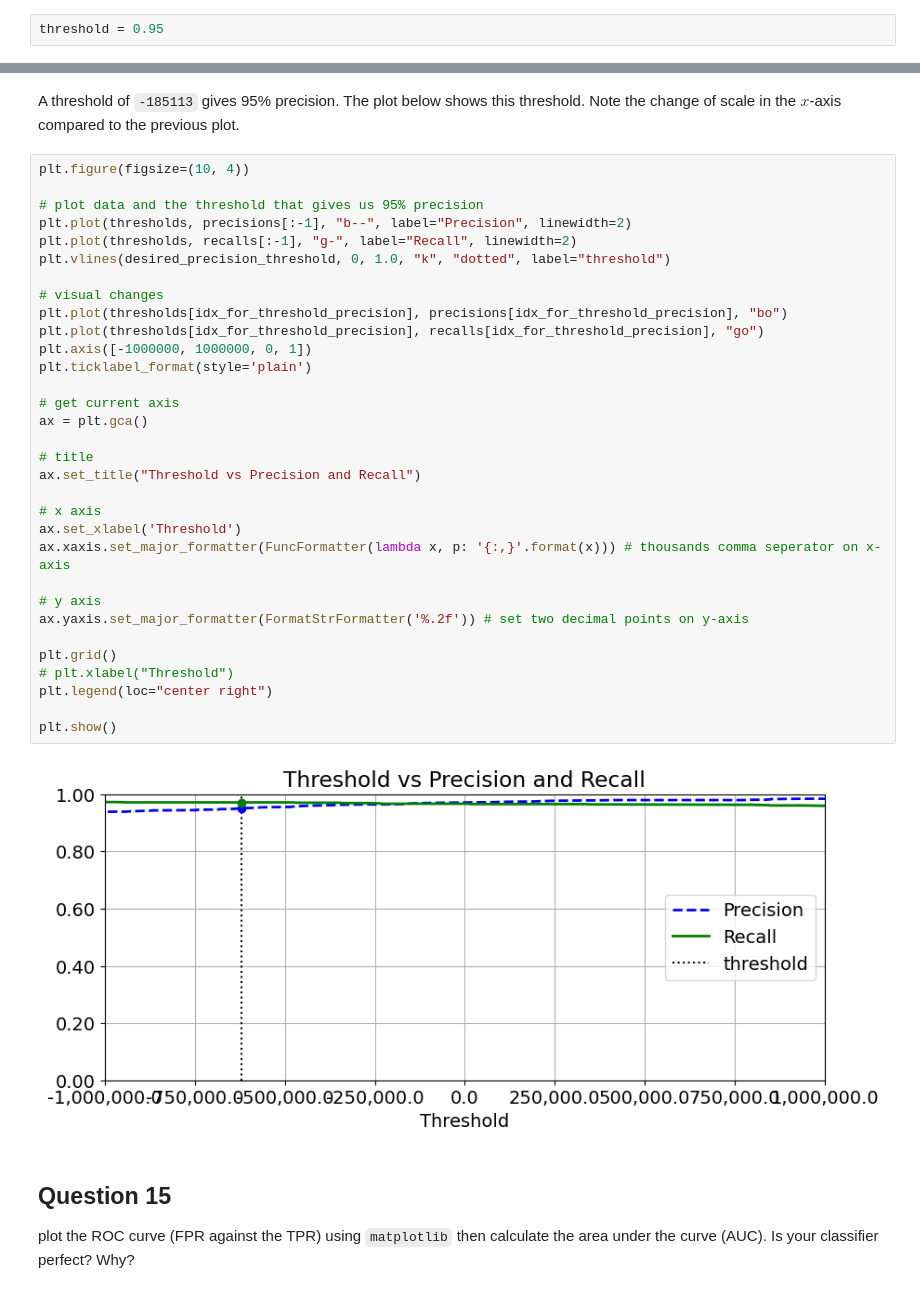
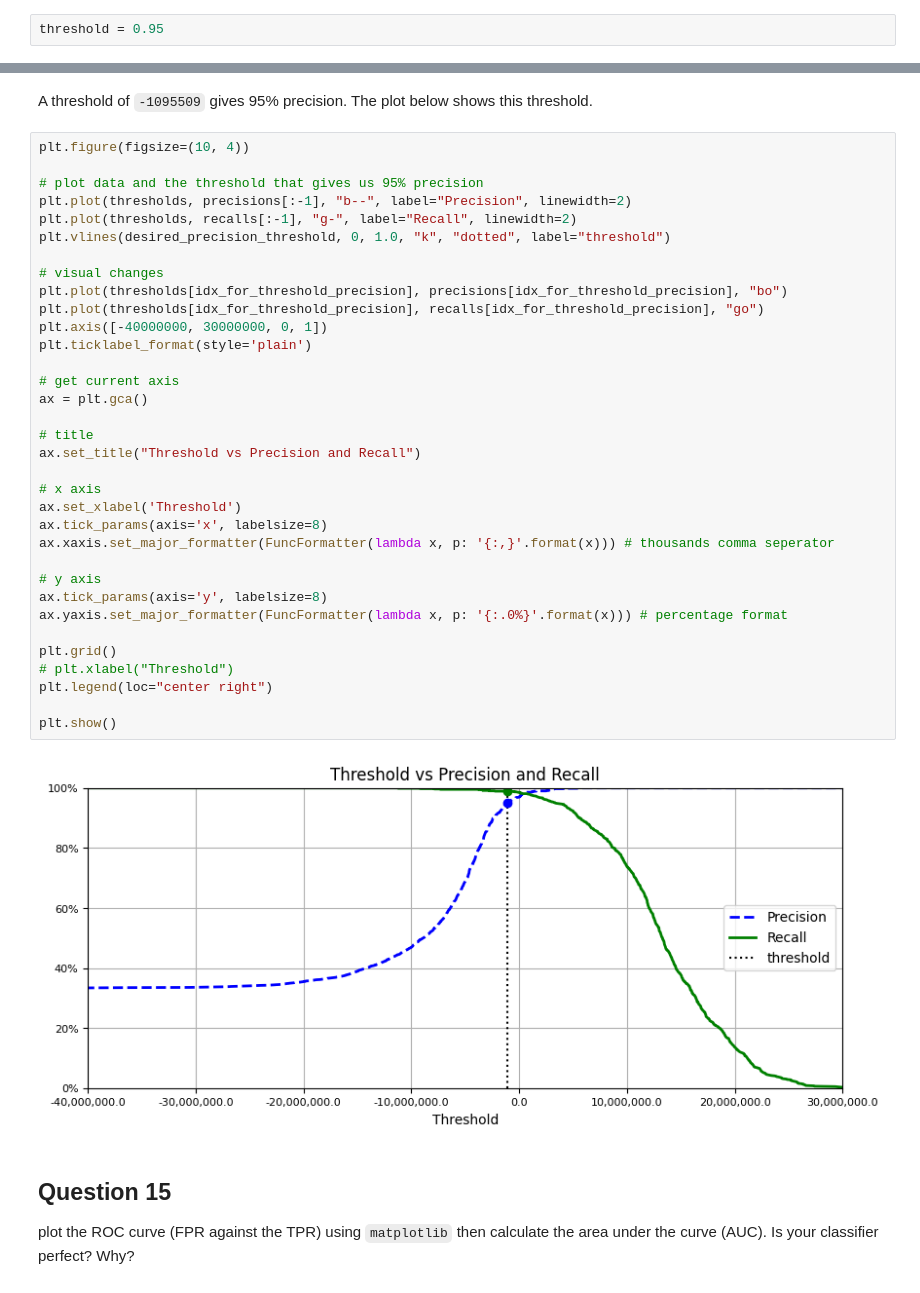
Before and after one commit to RochX/comp486-assignments, a Jupyter notebook: assignment3/assignment3.ipynb, the cells around one changed output, grey strips where cells are left out. Cells and saved outputs as stored; diff of their text form.

```diff
--- a/assignment3/assignment3.ipynb
+++ b/assignment3/assignment3.ipynb
@@ -407,41 +423,42 @@ desired_precision_threshold
 # %% [markdown]
-A threshold of `-185113` gives 95% precision.
+A threshold of `-1095509` gives 95% precision.
 The plot below shows this threshold.
-Note the change of scale in the $x$-axis compared to the previous plot.
 # %%
 plt.figure(figsize=(10, 4))
 
 # plot data and the threshold that gives us 95% precision
 plt.plot(thresholds, precisions[:-1], "b--", label="Precision", linewidth=2)
 plt.plot(thresholds, recalls[:-1], "g-", label="Recall", linewidth=2)
 plt.vlines(desired_precision_threshold, 0, 1.0, "k", "dotted", label="threshold")
 
 # visual changes
 plt.plot(thresholds[idx_for_threshold_precision], precisions[idx_for_threshold_precision], "bo")
 plt.plot(thresholds[idx_for_threshold_precision], recalls[idx_for_threshold_precision], "go")
-plt.axis([-1000000, 1000000, 0, 1])
+plt.axis([-40000000, 30000000, 0, 1])
 plt.ticklabel_format(style='plain')
 
 # get current axis
 ax = plt.gca()
 
 # title
 ax.set_title("Threshold vs Precision and Recall")
 
 # x axis
 ax.set_xlabel('Threshold')
-ax.xaxis.set_major_formatter(FuncFormatter(lambda x, p: '{:,}'.format(x))) # thousands comma seperator on x-axis
+ax.tick_params(axis='x', labelsize=8)
+ax.xaxis.set_major_formatter(FuncFormatter(lambda x, p: '{:,}'.format(x))) # thousands comma seperator
 
 # y axis
-ax.yaxis.set_major_formatter(FormatStrFormatter('%.2f')) # set two decimal points on y-axis
+ax.tick_params(axis='y', labelsize=8)
+ax.yaxis.set_major_formatter(FuncFormatter(lambda x, p: '{:.0%}'.format(x))) # percentage format
 
 plt.grid()
 # plt.xlabel("Threshold")
 plt.legend(loc="center right")
 
 plt.show()
 # %% [output]
-[figure, old version]
+[figure, new version]
 # %% [markdown]
 ## Question 15
 plot the ROC curve (FPR against the TPR) using `matplotlib` then calculate the area under the curve (AUC). Is your classifier perfect? Why?
```
Also changed, not shown: parts of 33 cells of this notebook.
